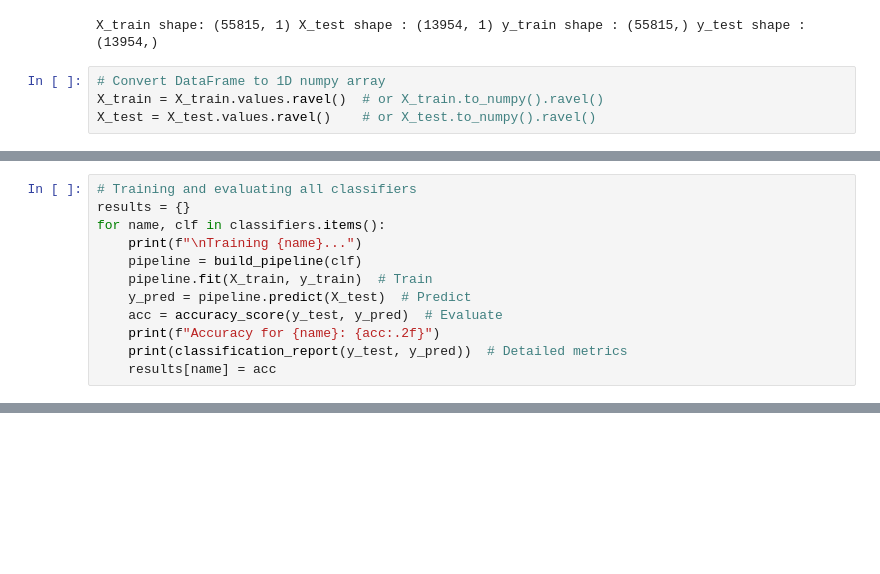
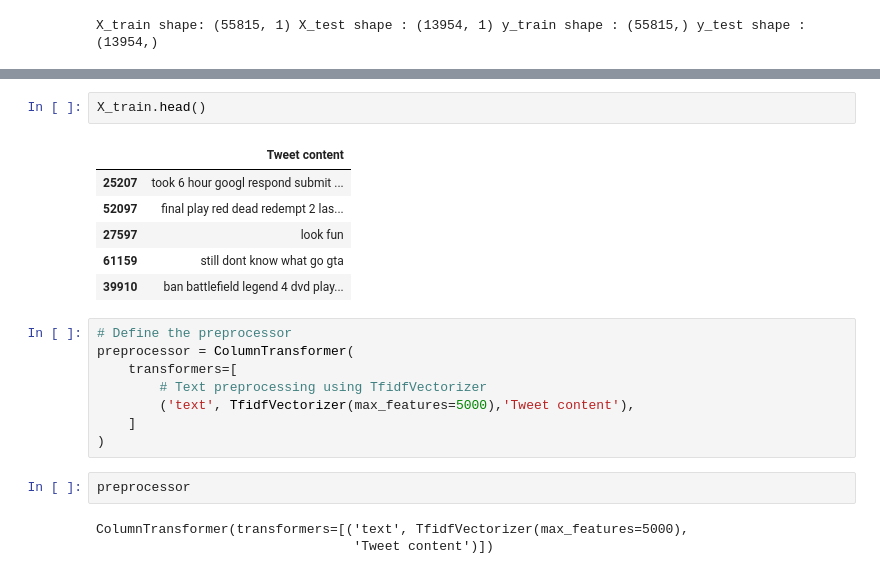
Before and after one commit to Creator-Turbo/Twitter-Sentiment-Analysis, a Jupyter notebook: notebook/ml.ipynb, the cells around one changed output, grey strips where cells are left out. Drawn from its saved outputs; the diff is of its cells as text; blank space fills up the shorter version.

```diff
--- a/notebook/ml.ipynb
+++ b/notebook/ml.ipynb
@@ -477,10 +473,6 @@ X_train
 print("X_train shape:",X_train.shape,"X_test shape :",X_test.shape ,"y_train shape :",y_train.shape,"y_test shape : ",y_test.shape)
 # %% [output]
 X_train shape: (55815, 1) X_test shape : (13954, 1) y_train shape : (55815,) y_test shape :  (13954,)
-# %%
-# Convert DataFrame to 1D numpy array
-X_train = X_train.values.ravel()  # or X_train.to_numpy().ravel()
-X_test = X_test.values.ravel()    # or X_test.to_numpy().ravel()
 # %%
 X_train
 print(X_test)
@@ -519,12 +493,0 @@ classifiers = {
-# %%
-# Training and evaluating all classifiers
-results = {}
-for name, clf in classifiers.items():
-    print(f"\nTraining {name}...")
-    pipeline = build_pipeline(clf)
-    pipeline.fit(X_train, y_train)  # Train
-    y_pred = pipeline.predict(X_test)  # Predict
-    acc = accuracy_score(y_test, y_pred)  # Evaluate
-    print(f"Accuracy for {name}: {acc:.2f}")
-    print(classification_report(y_test, y_pred))  # Detailed metrics
-    results[name] = acc
@@ -548,0 +494,22 @@ Training SVM (RBF Kernel)...
+# %%
+X_train.head()
+# %% [output]
+|  | Tweet content |
+| 25207 | took 6 hour googl respond submit ... |
+| 52097 | final play red dead redempt 2 las... |
+| 27597 | look fun |
+| 61159 | still dont know what go gta |
+| 39910 | ban battlefield legend 4 dvd play... |
+# %%
+# Define the preprocessor
+preprocessor = ColumnTransformer(
+    transformers=[
+        # Text preprocessing using TfidfVectorizer
+        ('text', TfidfVectorizer(max_features=5000),'Tweet content'),
+    ]
+)
+# %%
+preprocessor
+# %% [output]
+ColumnTransformer(transformers=[('text', TfidfVectorizer(max_features=5000),
+                                 'Tweet content')])
```
Also changed, not shown: parts of 12 cells of this notebook.
